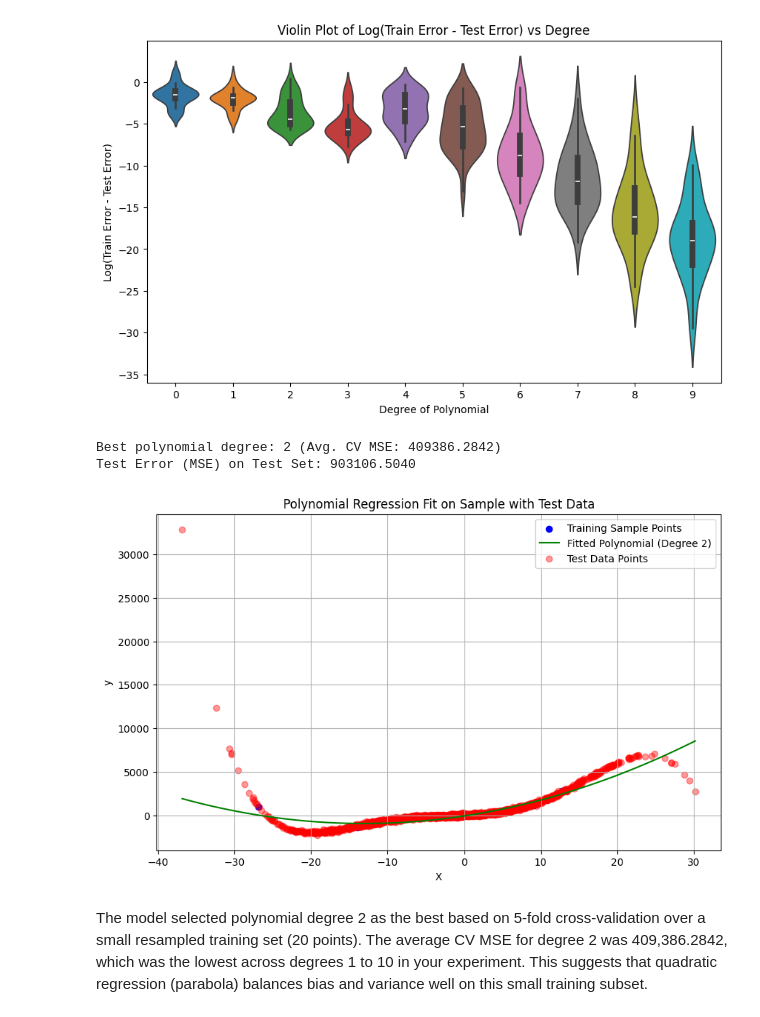
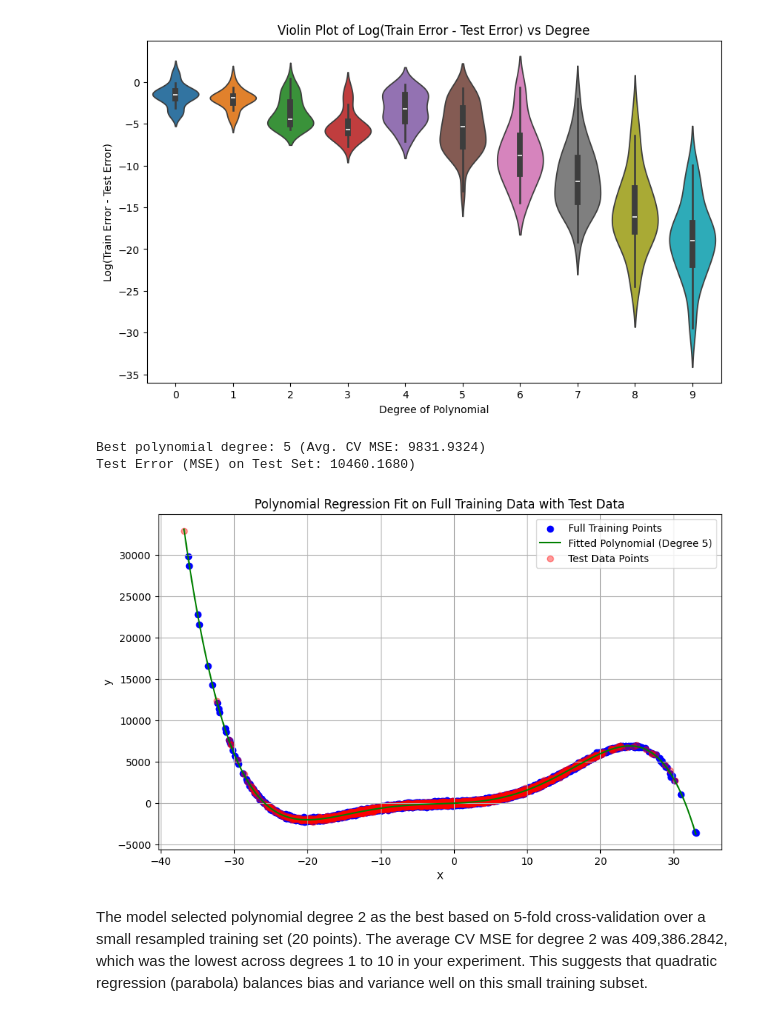
Before and after one commit to SharansCodeSpace/ML-Lab, a Jupyter notebook: Assignment08/23520011 Assignment08.ipynb, the cells around one changed output. Drawn from its saved outputs; the diff is of its cells as text; code cells hidden in the pictures.

```diff
--- a/Assignment08/23520011 Assignment08.ipynb
+++ b/Assignment08/23520011 Assignment08.ipynb
@@ -162,11 +162,6 @@ from sklearn.preprocessing import PolynomialFeatures
 from sklearn.linear_model import LinearRegression
 from sklearn.metrics import mean_squared_error
 from sklearn.model_selection import KFold
-from sklearn.utils import resample
-
-# Sample 20 points from X_train
-sample = resample(X_train, n_samples=20, replace=True, random_state=0)
-sample_indices = sample.index
 
 # K-Fold CV to Choose Best Degree
 best_degree = 0
@@ -175,10 +170,10 @@ kf = KFold(n_splits=5)
 
 for degree in range(1, 11):
     total_error = 0
-    for train_idx, val_idx in kf.split(sample):
-        X_train_fold = sample.iloc[train_idx]
+    for train_idx, val_idx in kf.split(X_train):
+        X_train_fold = X_train.iloc[train_idx]
         y_train_fold = y_train[X_train_fold.index]
-        X_val_fold = sample.iloc[val_idx]
+        X_val_fold = X_train.iloc[val_idx]
         y_val_fold = y_train[X_val_fold.index]
 
         poly = PolynomialFeatures(degree=degree)
@@ -193,45 +188,44 @@ for degree in range(1, 11):
 
     avg_error = total_error / 5
     if avg_error < min_error:
         min_error = avg_error
         best_degree = degree
 
 print(f"\nBest polynomial degree: {best_degree} (Avg. CV MSE: {min_error:.4f})")
 
-# Train Final Model on Sample with Best Degree
+# Train Final Model on Full Training Data with Best Degree
 poly = PolynomialFeatures(degree=best_degree)
-X_poly_train = poly.fit_transform(sample.values.reshape(-1, 1))
-y_sample = y_train[sample.index]
+X_poly_train = poly.fit_transform(X_train.values.reshape(-1, 1))
 
 model = LinearRegression()
-model.fit(X_poly_train, y_sample)
+model.fit(X_poly_train, y_train)
 
 # Evaluate on Test Set
 X_poly_test = poly.transform(X_test.values.reshape(-1, 1))
 y_test_pred = model.predict(X_poly_test)
 
 test_error = mean_squared_error(y_test, y_test_pred)
-print(f"Test Error (MSE) on Test Set: {test_error:.4f}")
+print(f"Test Error (MSE) on Test Set: {test_error:.4f})")
 
-# Plotting: Fitted Curve + Sample + Test Points
-x_range = np.linspace(min(min(sample), min(X_test)), max(max(sample), max(X_test)), 200)
+# Plotting: Fitted Curve + Training + Test Points
+x_range = np.linspace(min(X_train.min(), X_test.min()), max(X_train.max(), X_test.max()), 200)
 x_range_poly = poly.transform(x_range.reshape(-1, 1))
 y_range_pred = model.predict(x_range_poly)
 
 plt.figure(figsize=(10, 6))
-plt.scatter(sample, y_sample, color='blue', label='Training Sample Points')
+plt.scatter(X_train, y_train, color='blue', label='Full Training Points')
 plt.plot(x_range, y_range_pred, color='green', label=f'Fitted Polynomial (Degree {best_degree})')
 plt.scatter(X_test, y_test, color='red', alpha=0.4, label='Test Data Points')
 plt.xlabel("X")
 plt.ylabel("y")
-plt.title("Polynomial Regression Fit on Sample with Test Data")
+plt.title("Polynomial Regression Fit on Full Training Data with Test Data")
 plt.legend()
 plt.grid(True)
 plt.show()
 # %% [output]
-Best polynomial degree: 2 (Avg. CV MSE: 409386.2842)
-Test Error (MSE) on Test Set: 903106.5040
+Best polynomial degree: 5 (Avg. CV MSE: 9831.9324)
+Test Error (MSE) on Test Set: 10460.1680)
-[figure, old version]
+[figure, new version]
 # %% [markdown]
 The model selected polynomial degree 2 as the best based on 5-fold cross-validation over a small resampled training set (20 points).
 The average CV MSE for degree 2 was 409,386.2842, which was the lowest across degrees 1 to 10 in your experiment.
```
Also changed, not shown: parts of 4 cells of this notebook.
